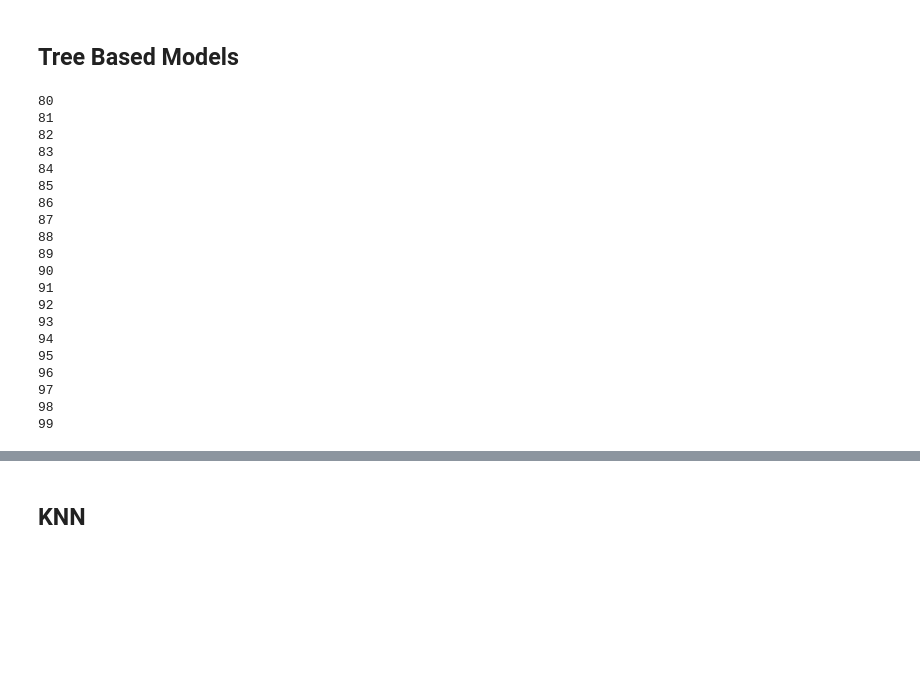
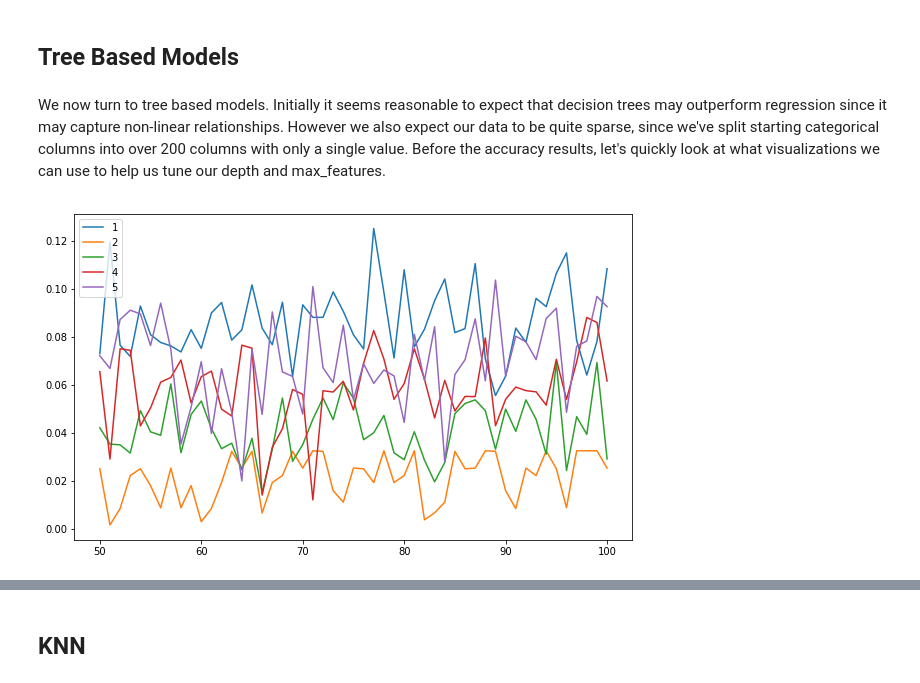
Before and after one commit to eistre91/thinkful-projects, a Jupyter notebook: GDELT Supervised Learning Capstone.ipynb, the cells around one changed output, grey strips where cells are left out. Cells and saved outputs as stored; diff of their text form; code cells hidden in the pictures; blank space fills up the shorter version.

```diff
--- a/GDELT Supervised Learning Capstone.ipynb
+++ b/GDELT Supervised Learning Capstone.ipynb
@@ -279,34 +321,25 @@ P, Actor1CC=USA, Internal?     1.15               -1.24713            R^2 is neg
 P, Actor1CC=USA, Actor2CC      3.65               -1.25768            R^2 is negative.
 # %% [markdown]
 ## Tree Based Models
+# %% [markdown]
+We now turn to tree based models. Initially it seems reasonable to expect that decision trees may outperform regression since it may capture non-linear relationships. However we also expect our data to be quite sparse, since we've split starting categorical columns into over 200 columns with only a single value. Before the accuracy results, let's quickly look at what visualizations we can use to help us tune our depth and max_features.
 # %%
-max_feat_tes = [list() for i in range(40)]
-max_feat_trs = [list() for i in range(40)]
-for i in range(80, 100):
-    print(i)
-    for depth in range(12, 20):
+# We use a smaller sample for the sake of speed and only consider pared.
+tree_tune = init_sample(gdelt, .05)
+tree_pared_samps = [("Pared Sample                  ", tree_tune)]
+
+max_feat_tes = [list() for i in range(5)]
+max_feat_trs = [list() for i in range(5)]
+for i in range(50, 101):
+    for depth in range(1, 6):
         decision_tree, _, trs, tes = eval_model(tree.DecisionTreeRegressor(max_depth=depth, max_features=i),
-                         [pared_samps[0]], False, trim_verbose=False, report=False)
-        max_feat_trs[depth-8].append((i, trs))
-        max_feat_tes[depth-8].append((i, tes))
+                         tree_pared_samps, False, trim_verbose=False, report=False)
+        max_feat_trs[depth-1].append((i, trs))
+        max_feat_tes[depth-1].append((i, tes))
-# %% [output]
-80
-81
-82
-83
-84
-85
-86
-87
-88
-89
-90
-91
-92
-93
-94
-95
-96
-97
-98
-99
+# %%
+plt.figure(figsize=(10,6))
+for depth in range(1, 6):
+    plt.plot(*zip(*max_feat_trs[depth-1]), label=depth)
+plt.legend();
+# %% [output]
+[figure, added]
```
Also changed, not shown: parts of 46 cells of this notebook, 1 other file.
